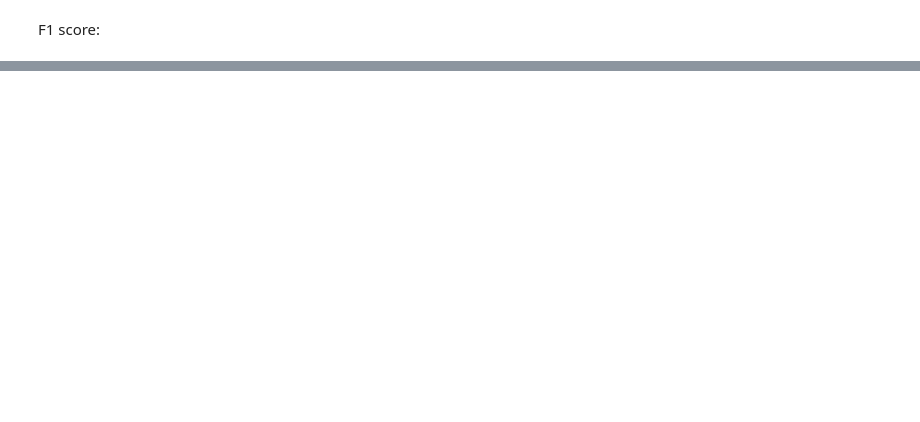
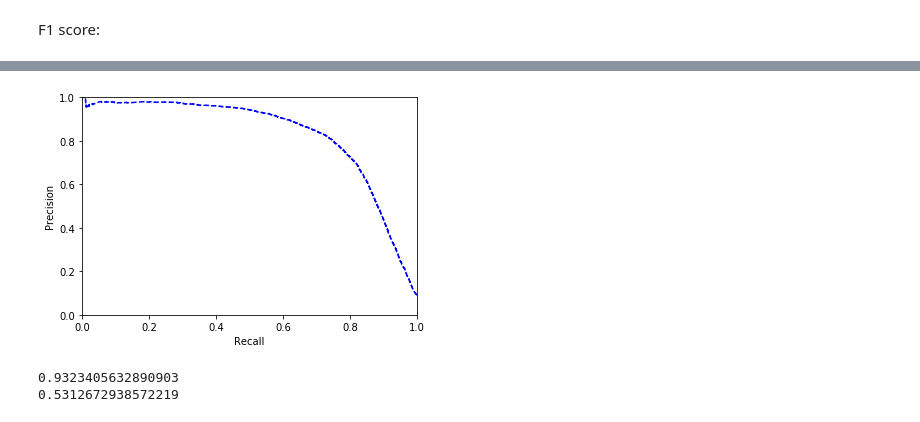
Before and after one commit to Nebizar/MachineLearning-NeuralNetworks, a Jupyter notebook: ML&NN(O'Reilly)/Classification/Classification.ipynb, the cells around one changed output, grey strips where cells are left out. Saved outputs shown, nothing was run; the diff lists cells and outputs as text; code cells hidden in the pictures; blank space fills up the shorter version.

```diff
--- a/ML&NN(O'Reilly)/Classification/Classification.ipynb
+++ b/ML&NN(O'Reilly)/Classification/Classification.ipynb
@@ -157,0 +198,17 @@ print(f1_score(y_train_5, y_train_pred))
+# %%
+plt.plot(recalls[:-1], precisions[:-1], "b--")
+plt.xlabel("Recall")
+plt.ylabel("Precision")
+plt.xlim([0,1])
+plt.ylim([0,1])
+plt.show()
+# %% [output]
+[figure, added]
+# %%
+y_train_pred_90 = (y_scores>70000)
+
+print(precision_score(y_train_5, y_train_pred_90))
+print(recall_score(y_train_5, y_train_pred_90))
+# %% [output]
+0.9323405632890903
+0.5312672938572219
```
Also changed, not shown: parts of 20 cells of this notebook.
